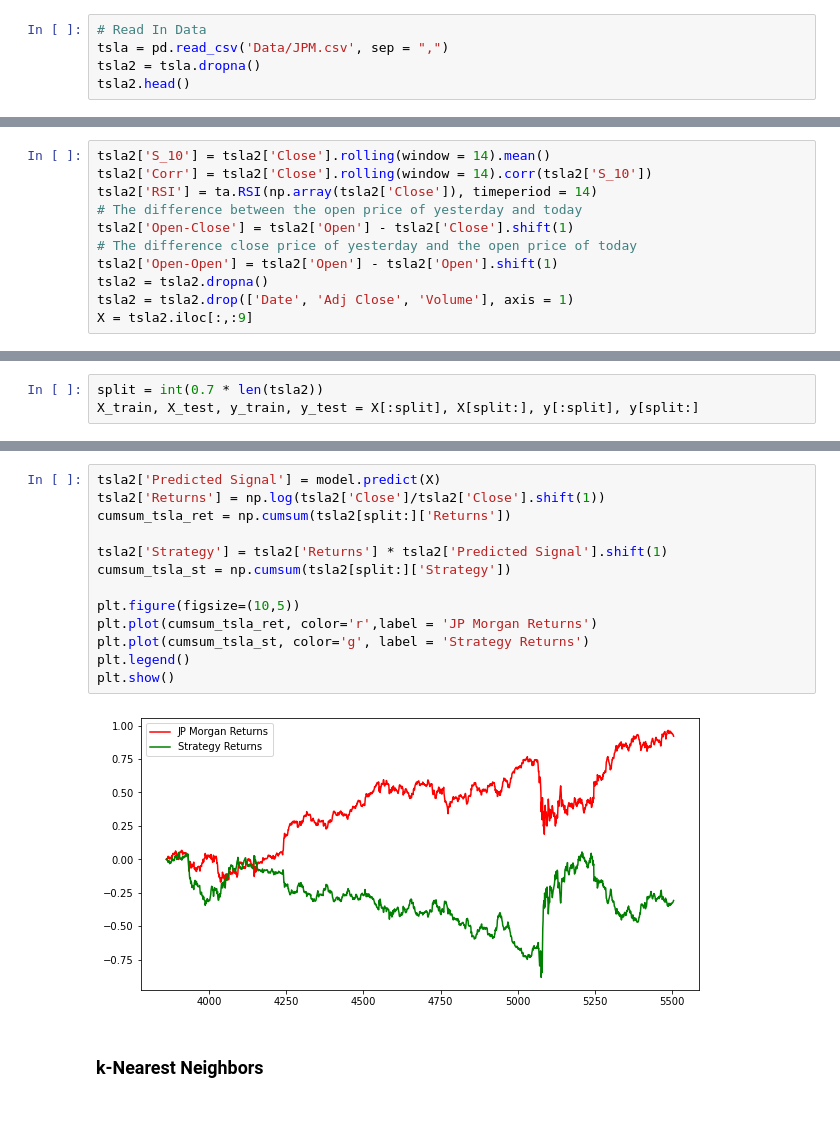
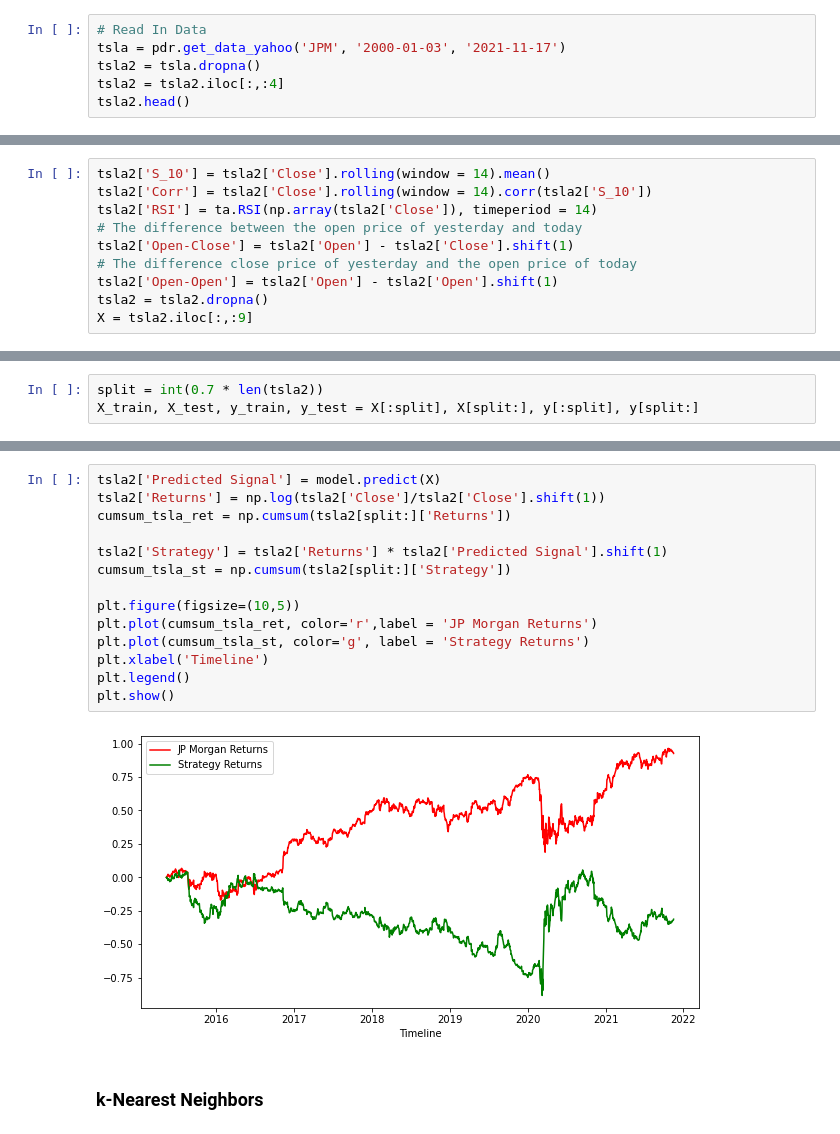
Before and after one commit to jimitbhalavat/CS440TermProject, a Jupyter notebook: JPMorgan.ipynb, the cells around one changed output, grey strips where cells are left out. Drawn from its saved outputs; the diff is of its cells as text.

```diff
--- a/JPMorgan.ipynb
+++ b/JPMorgan.ipynb
@@ -143,7 +146,8 @@ acc_tsla_nn
 ### Logistic Regression
 # %%
 # Read In Data
-tsla = pd.read_csv('Data/JPM.csv', sep = ",")
+tsla = pdr.get_data_yahoo('JPM', '2000-01-03', '2021-11-17')
 tsla2 = tsla.dropna()
+tsla2 = tsla2.iloc[:,:4]
 tsla2.head()
 # %% [output]
@@ -162,7 +168,6 @@ tsla2['Open-Close'] = tsla2['Open'] - tsla2['Close'].shift(1)
 # The difference close price of yesterday and the open price of today
 tsla2['Open-Open'] = tsla2['Open'] - tsla2['Open'].shift(1)
 tsla2 = tsla2.dropna()
-tsla2 = tsla2.drop(['Date', 'Adj Close', 'Volume'], axis = 1)
 X = tsla2.iloc[:,:9]
 # %%
 y = np.where(tsla2['Close'].shift(-1) > tsla2['Close'],1,-1)
@@ -238,18 +257,19 @@ Please also refer to the documentation for alternative solver options:
 # %%
 tsla2['Predicted Signal'] = model.predict(X)
 tsla2['Returns'] = np.log(tsla2['Close']/tsla2['Close'].shift(1))
 cumsum_tsla_ret = np.cumsum(tsla2[split:]['Returns'])
 
 tsla2['Strategy'] = tsla2['Returns'] * tsla2['Predicted Signal'].shift(1)
 cumsum_tsla_st = np.cumsum(tsla2[split:]['Strategy'])
 
 plt.figure(figsize=(10,5))
 plt.plot(cumsum_tsla_ret, color='r',label = 'JP Morgan Returns')
 plt.plot(cumsum_tsla_st, color='g', label = 'Strategy Returns')
+plt.xlabel('Timeline')
 plt.legend()
 plt.show()
 # %% [output]
-[figure, old version]
+[figure, new version]
 # %% [markdown]
 ### k-Nearest Neighbors
 # %%
```
Also changed, not shown: parts of 11 cells of this notebook, 2 other files.
